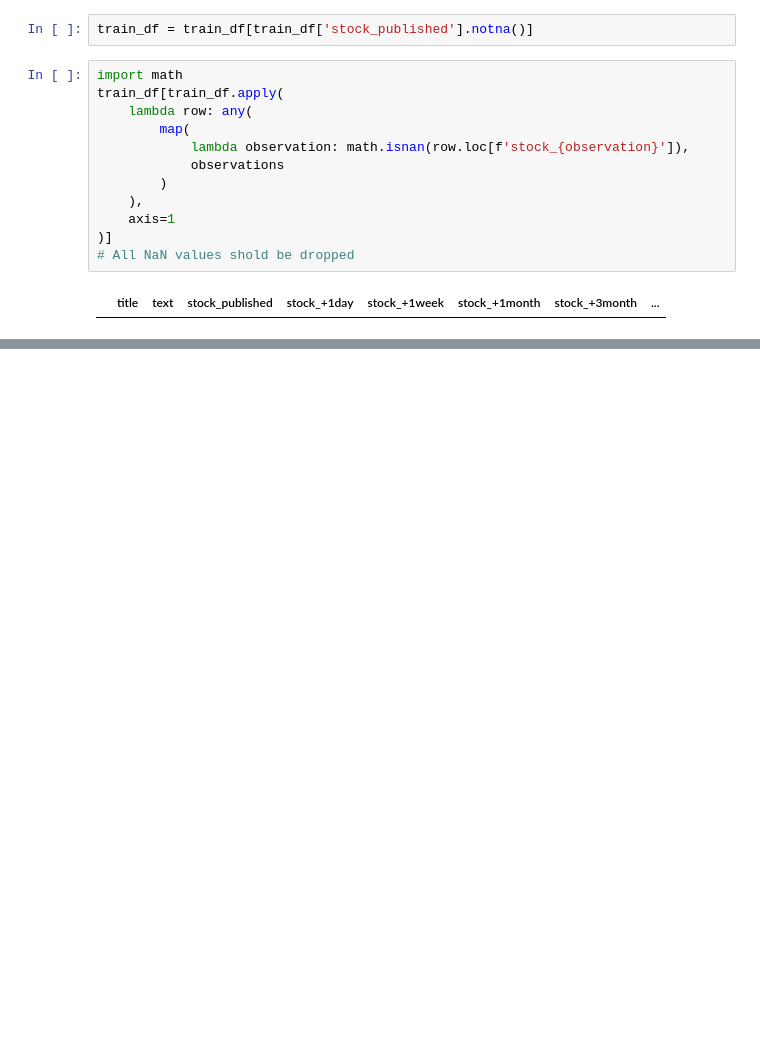
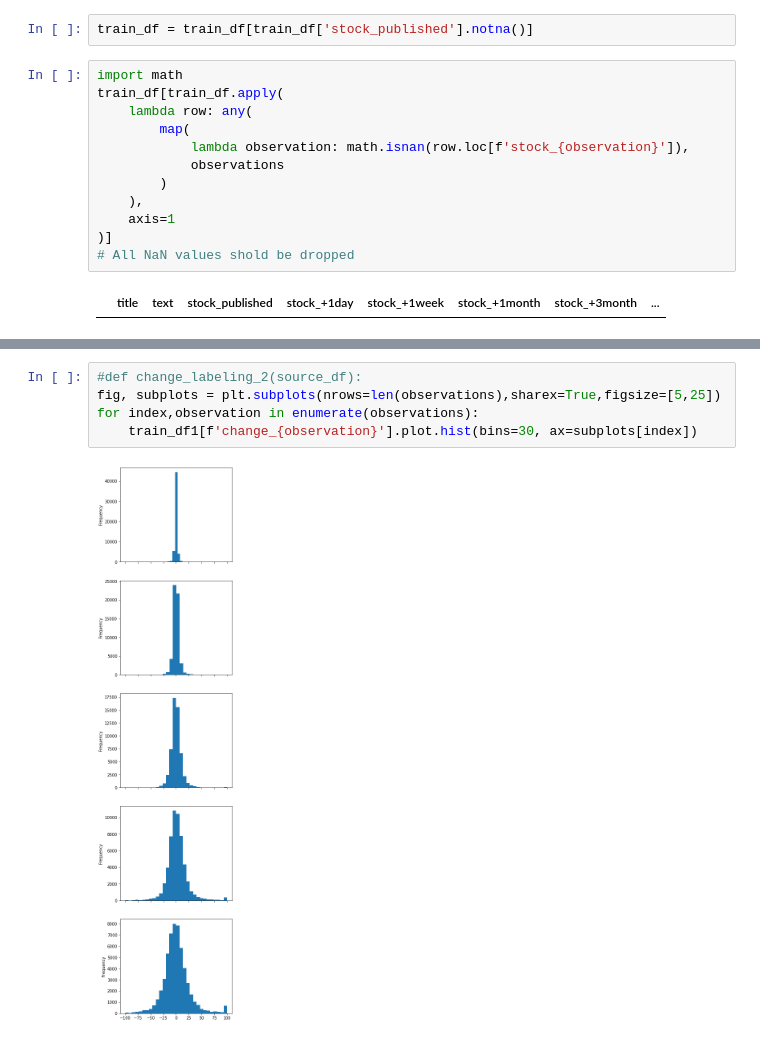
Before and after one commit to koniferous22/aitalents-investoid, a Jupyter notebook: training/Training - samuel.ipynb, the cells around one changed output, grey strips where cells are left out. Drawn from its saved outputs; the diff is of its cells as text; blank space fills up the shorter version.

```diff
--- a/training/Training - samuel.ipynb
+++ b/training/Training - samuel.ipynb
@@ -61,0 +113,7 @@ NameError: name 'build_train_df1' is not defined
+# %%
+#def change_labeling_2(source_df):
+fig, subplots = plt.subplots(nrows=len(observations),sharex=True,figsize=[5,25])
+for index,observation in enumerate(observations):
+    train_df1[f'change_{observation}'].plot.hist(bins=30, ax=subplots[index])
+# %% [output]
+[figure, added]
```
Also changed, not shown: parts of 8 cells of this notebook.
